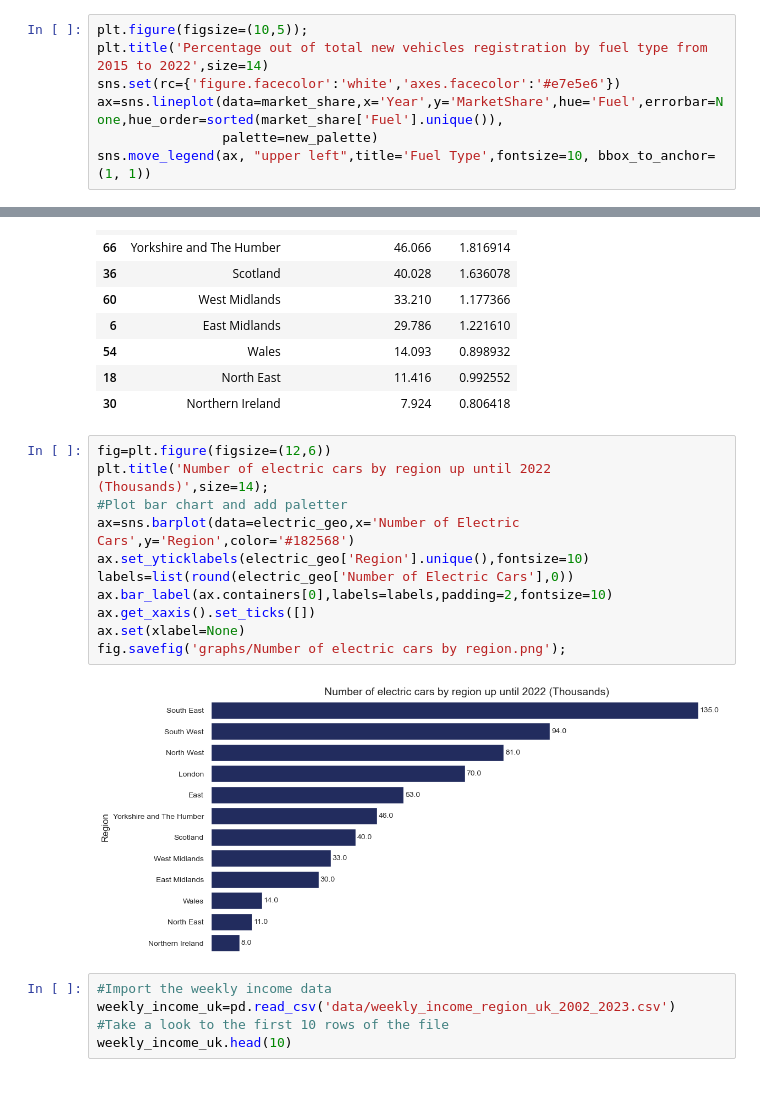
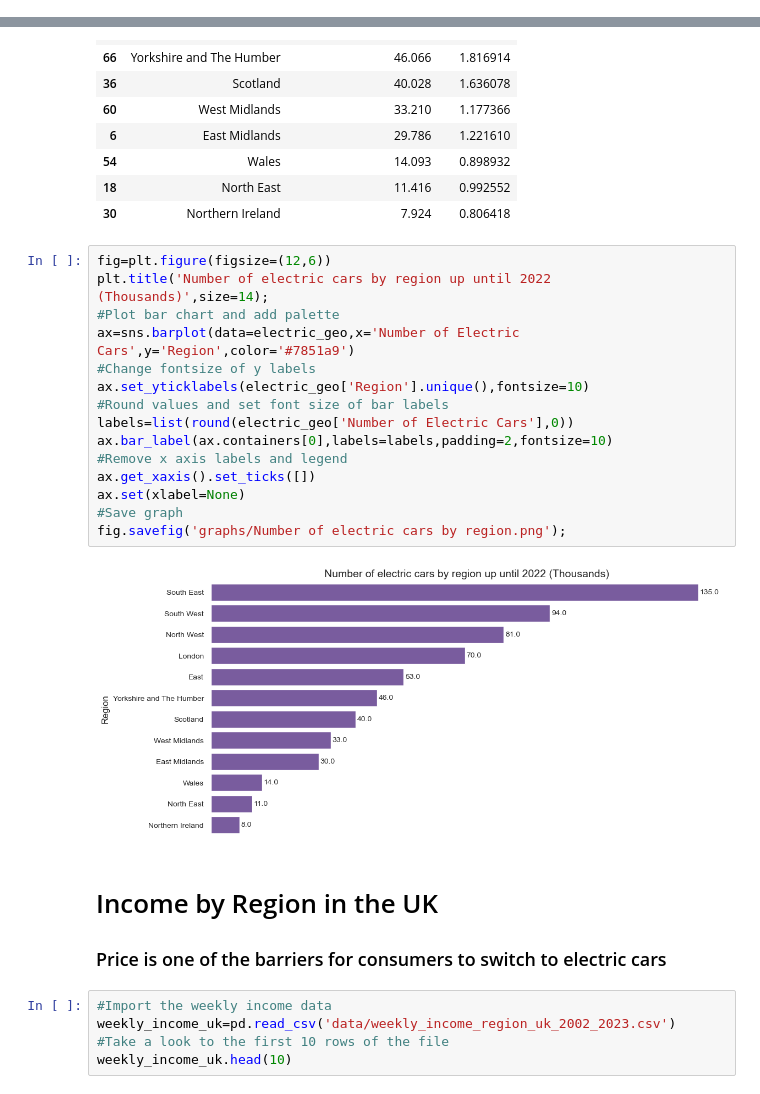
Before and after one commit to ssalazarheredia/vehicle_analysis, a Jupyter notebook: vehicle_analysis.ipynb, the cells around one changed output, grey strips where cells are left out. Cells and saved outputs as stored; diff of their text form.

```diff
--- a/vehicle_analysis.ipynb
+++ b/vehicle_analysis.ipynb
@@ -176,7 +227,0 @@ Electric and Plug in new vehicles registration now are double of diesel vehicles
-# %%
-plt.figure(figsize=(10,5));
-plt.title('Percentage out of total new vehicles registration by fuel type from 2015 to 2022',size=14)
-sns.set(rc={'figure.facecolor':'white','axes.facecolor':'#e7e5e6'})
-ax=sns.lineplot(data=market_share,x='Year',y='MarketShare',hue='Fuel',errorbar=None,hue_order=sorted(market_share['Fuel'].unique()),
-                palette=new_palette)
-sns.move_legend(ax, "upper left",title='Fuel Type',fontsize=10, bbox_to_anchor=(1, 1))
@@ -458,16 +407,23 @@ electric_geo.head(12)
 # %%
 fig=plt.figure(figsize=(12,6))
 plt.title('Number of electric cars by region up until 2022 (Thousands)',size=14);
-#Plot bar chart and add paletter
-ax=sns.barplot(data=electric_geo,x='Number of Electric Cars',y='Region',color='#182568')
+#Plot bar chart and add palette
+ax=sns.barplot(data=electric_geo,x='Number of Electric Cars',y='Region',color='#7851a9')
+#Change fontsize of y labels
 ax.set_yticklabels(electric_geo['Region'].unique(),fontsize=10)
+#Round values and set font size of bar labels
 labels=list(round(electric_geo['Number of Electric Cars'],0))
 ax.bar_label(ax.containers[0],labels=labels,padding=2,fontsize=10)
+#Remove x axis labels and legend
 ax.get_xaxis().set_ticks([])
 ax.set(xlabel=None)
+#Save graph
 fig.savefig('graphs/Number of electric cars by region.png');
 # %% [output]
-[figure, old version]
+[figure, new version]
+# %% [markdown]
+# Income by Region in the UK
+### Price is one of the barriers for consumers to switch to electric cars
 # %%
 #Import the weekly income data
 weekly_income_uk=pd.read_csv('data/weekly_income_region_uk_2002_2023.csv')
```
Also changed, not shown: parts of 70 cells of this notebook, 1 other file.
